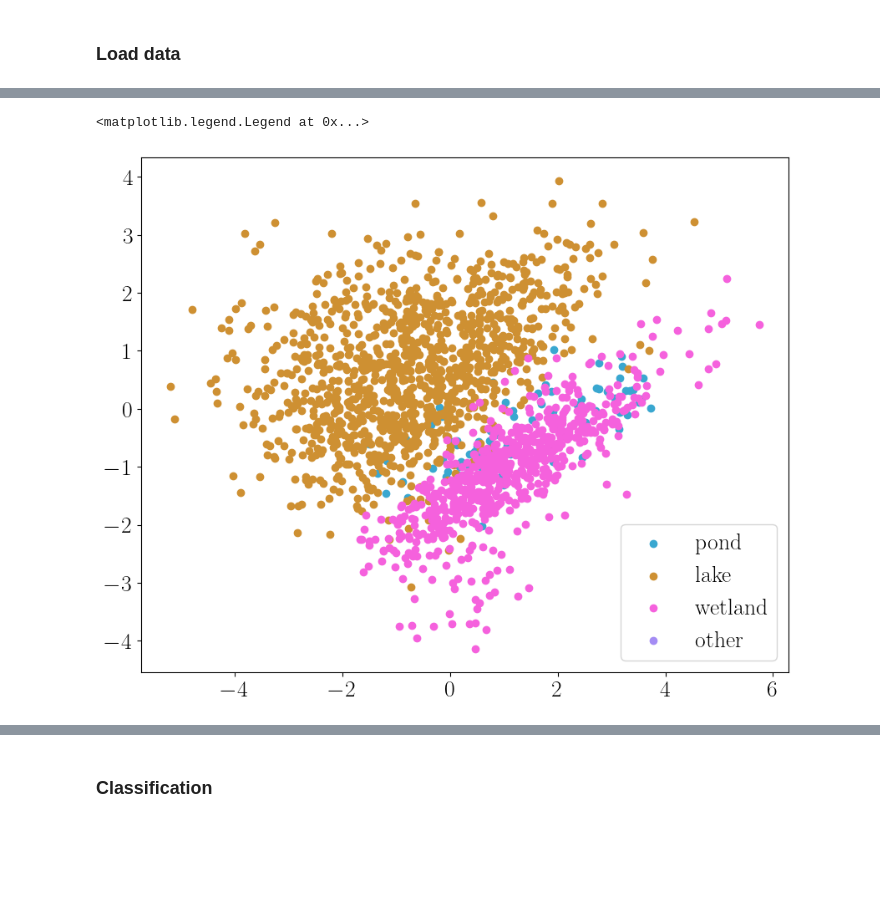
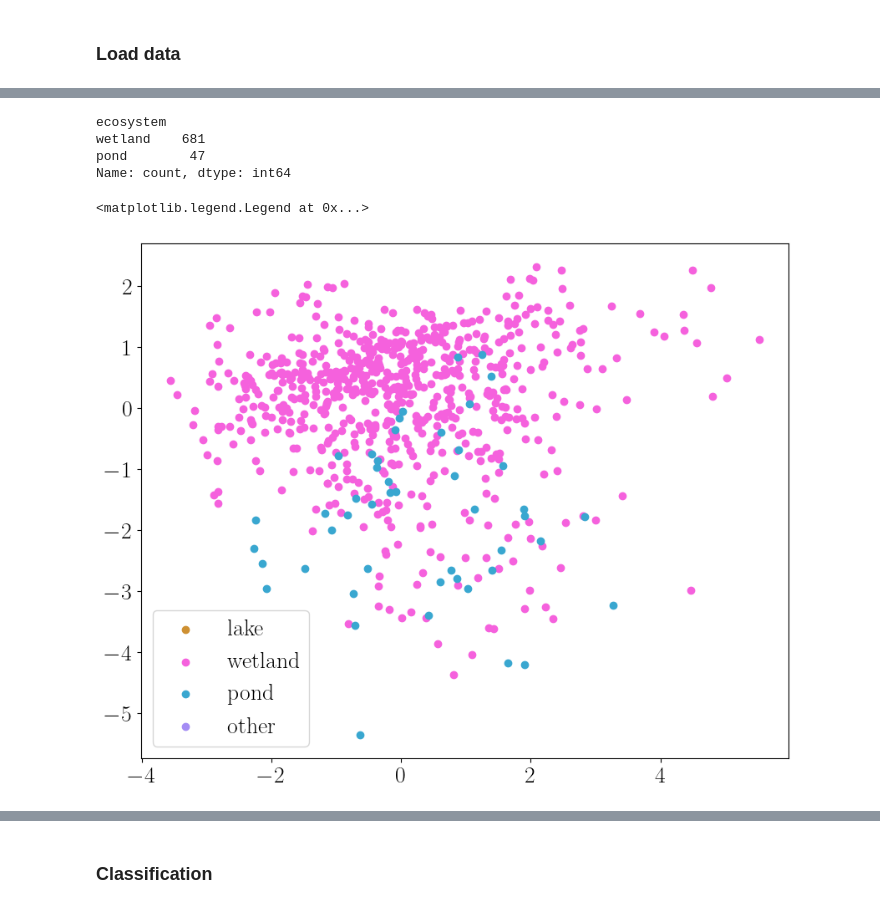
Before and after one commit to kevinqnb/interpretable-clustering, a Jupyter notebook: examples/pond_lake.ipynb, the cells around one changed output, grey strips where cells are left out. Saved outputs shown, nothing was run; the diff lists cells and outputs as text; code cells hidden in the pictures; blank space fills up the shorter version.

```diff
--- a/examples/pond_lake.ipynb
+++ b/examples/pond_lake.ipynb
@@ -239,0 +315,8 @@ sub_wetland_df.veg_cover.hist(bins=30)
+# %%
+# Combine data and log-transform features with long-tailed distributions
+df = pd.concat([sub_pond_df, sub_lake_df, sub_wetland_df], ignore_index=True)
+df.surface_area = np.log(df.surface_area + 1)
+df.depth = np.log(df.depth + 1)
+df.TN = np.log(df.TN + 1)
+df.TP = np.log(df.TP + 1)
+df.chl_a = np.log(df.chl_a + 1)
@@ -240,16 +341,18 @@ sub_wetland_df.veg_cover.hist(bins=30)
 # %%
-df = pd.concat([sub_pond_df, sub_lake_df, sub_wetland_df], ignore_index=True)
-df.surface_area = np.log(df.surface_area + 1)
-df.depth = np.log(df.depth + 1)
-df.TN = np.log(df.TN + 1)
-df.TP = np.log(df.TP + 1)
-df.CHL = np.log(df.CHL + 1)
+# Select data subset
+select_features = ['veg_cover','depth', 'TN', 'TP', 'chl_a', 'pH', 'ecosystem']
+select_ecosystems = ['pond', 'wetland']
+sub_df = df.loc[:, select_features]
+sub_df = sub_df[sub_df['ecosystem'].isin(select_ecosystems)]
+
+# Remove entries with more than 1 missing features
+sub_df = sub_df.dropna(thresh=sub_df.shape[1]-1)
 
 # Standard scaling
 scaler = StandardScaler()
-scaled_features = scaler.fit_transform(df.iloc[:, :-1])
-scaled_df = pd.DataFrame(scaled_features, columns=df.columns[:-1])
-scaled_df['ecosystem'] = df['ecosystem'].values
+scaled_features = scaler.fit_transform(sub_df.iloc[:, :-1])
+scaled_df = pd.DataFrame(scaled_features, columns=sub_df.columns[:-1])
+scaled_df['ecosystem'] = sub_df['ecosystem'].values
 
 # Impute missing values
 imputer = KNNImputer(n_neighbors=5)
@@ -257,4 +360,4 @@ imputed_features = imputer.fit_transform(scaled_df.iloc[:, :-1])
 imputed_df = pd.DataFrame(imputed_features, columns=scaled_df.columns[:-1])
 imputed_df['ecosystem'] = scaled_df['ecosystem'].values
 
-df = imputed_df
+sub_df = imputed_df
@@ -298,14 +364,21 @@ sub_pond_df
+# %%
+sub_df.ecosystem.value_counts()
+# %% [output]
+ecosystem
+wetland    681
+pond        47
+Name: count, dtype: int64
 # %%
 pca = PCA(n_components=2)
-data_dim = pca.fit_transform(df.iloc[:, :-1])
+data_dim = pca.fit_transform(sub_df.iloc[:, :-1])
 
 fig, ax = plt.subplots(figsize=(10, 8))
-for ecotype in ['pond', 'lake', 'wetland', 'other']:
-    idx = df['ecosystem'] == ecotype
+for ecotype in ['lake', 'wetland','pond', 'other']:
+    idx = sub_df['ecosystem'] == ecotype
     ax.scatter(data_dim[idx,0], data_dim[idx,1], label=ecotype, color=color_dict[ecotype])
 
 plt.legend()
 # %% [output]
 <matplotlib.legend.Legend at 0x...>
-[figure, old version]
+[figure, new version]
 # %%
```
Also changed, not shown: parts of 39 cells of this notebook, 7 other files.
